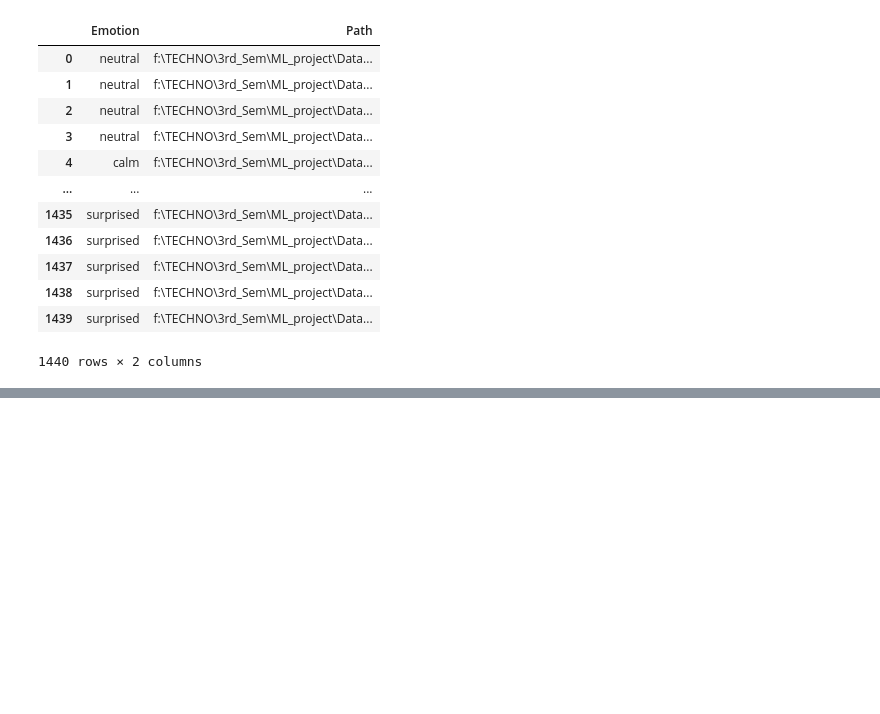
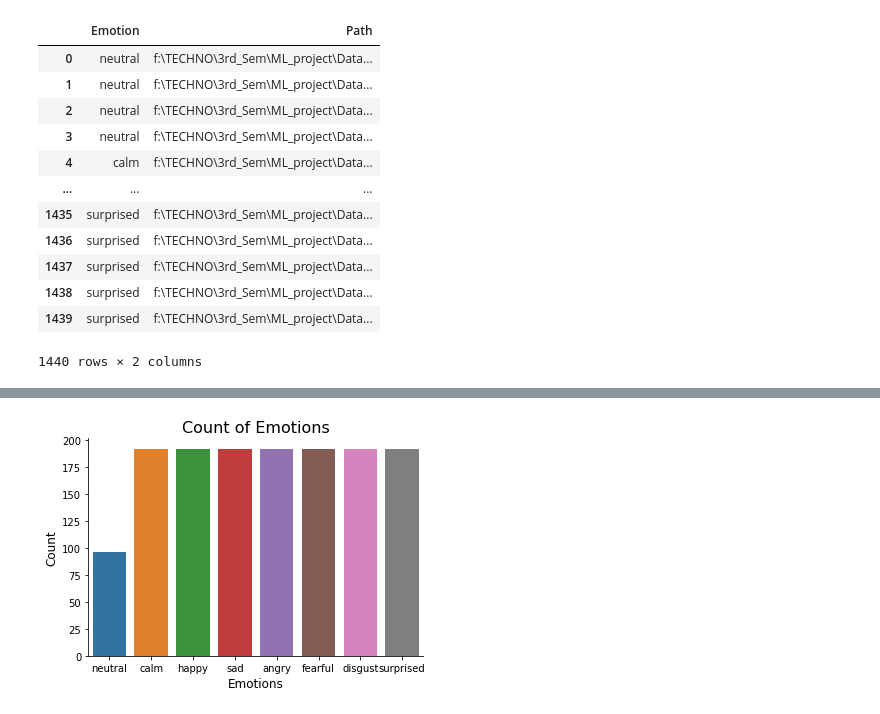
Before and after one commit to RimiDeb13/3rd-sem-minor-project-Emotion-Recognition, a Jupyter notebook: test.ipynb, the cells around one changed output, grey strips where cells are left out. Cells and saved outputs as stored; diff of their text form; code cells hidden in the pictures; blank space fills up the shorter version.

Commit message:
Emotion count plotted

```diff
--- a/test.ipynb
+++ b/test.ipynb
@@ -149,3 +129,12 @@ You should consider upgrading via the 'C:\Users\RIMI MONDAL\miniconda3\python.ex
 # %%
 import seaborn as sns
 import matplotlib.pyplot as plt
+# %%
+plt.title('Count of Emotions', size=16)
+sns.countplot(df.Emotion)
+plt.ylabel('Count', size=12)
+plt.xlabel('Emotions', size=12)
+sns.despine(top=True, right=True, left=False, bottom=False)
+plt.show()
+# %% [output]
+[figure, added]
```
Also changed, not shown: parts of 1 cell of this notebook.
